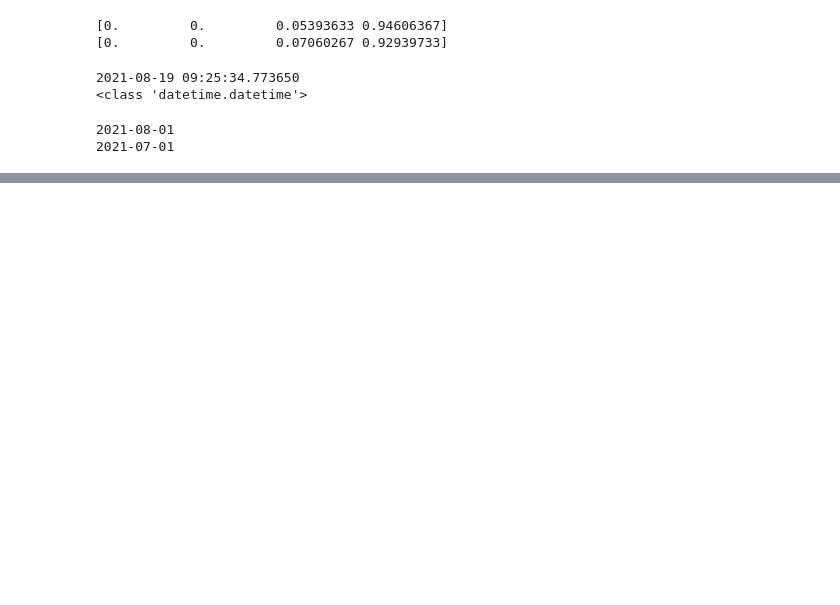
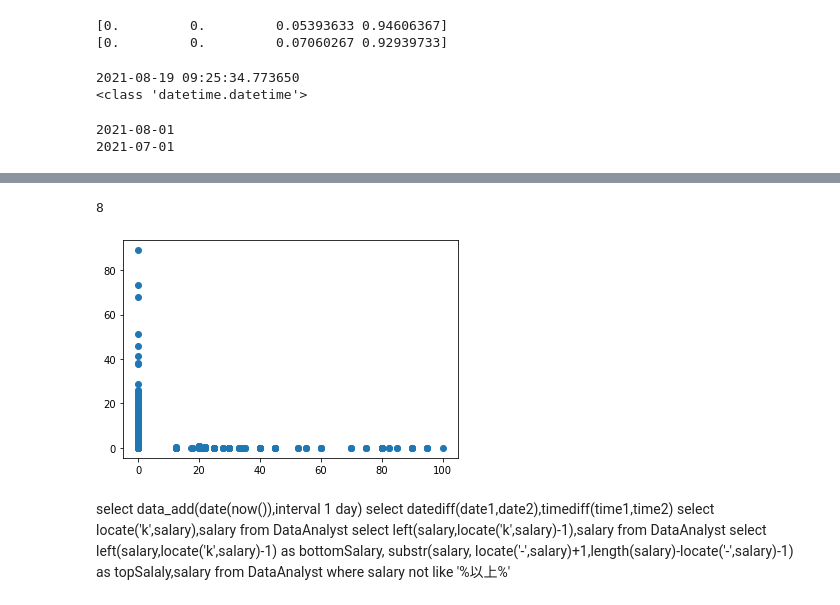
Before and after one commit to yscs2020/2021_to_improve, a Jupyter notebook: 202108/np_pd.ipynb, the cells around one changed output, grey strips where cells are left out. Saved outputs shown, nothing was run; the diff lists cells and outputs as text; code cells hidden in the pictures; blank space fills up the shorter version.

```diff
--- a/202108/np_pd.ipynb
+++ b/202108/np_pd.ipynb
@@ -278,0 +535,4 @@ print(now+datetime.timedelta(now.weekday()))
+# %%
+print(index)
+# %% [output]
+8
@@ -278,0 +553,19 @@ print(now+datetime.timedelta(now.weekday()))
+# %%
+import matplotlib.pyplot as plt
+from  sklearn.datasets import load_boston
+data = load_boston()
+data = data.data
+# %%
+%matplotlib inline
+plt.scatter(data[:,1],data[:,0])
+plt.show()
+# %% [output]
+[figure, added]
+# %% [markdown]
+select data_add(date(now()),interval 1 day)
+select datediff(date1,date2),timediff(time1,time2)
+select locate('k',salary),salary from DataAnalyst
+select left(salary,locate('k',salary)-1),salary from DataAnalyst
+select left(salary,locate('k',salary)-1) as bottomSalary,
+substr(salary, locate('-',salary)+1,length(salary)-locate('-',salary)-1) as topSalaly,salary from DataAnalyst
+where salary not like '%以上%'
```
Also changed, not shown: parts of 38 cells of this notebook, 3 other files.
